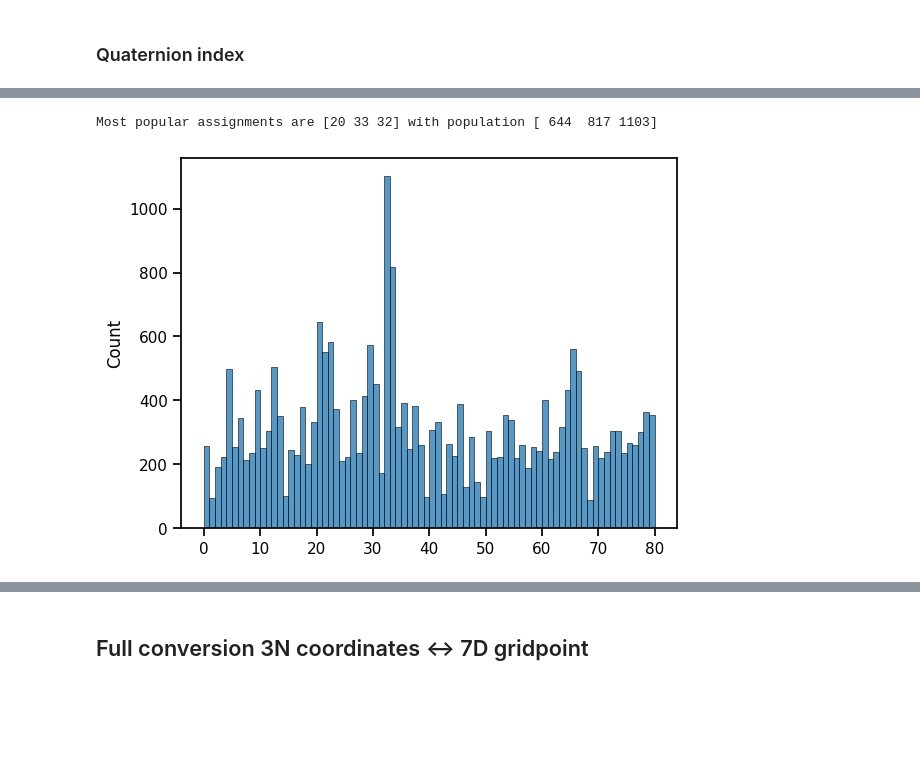
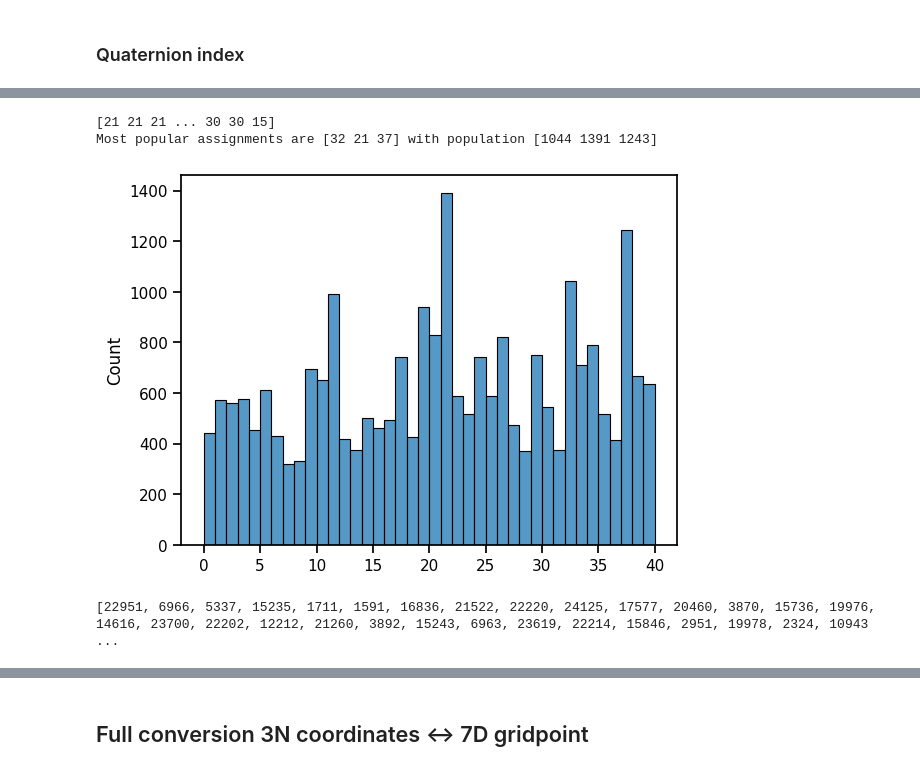
Before and after one commit to bkellerlab/molecularRotationalGrids, a Jupyter notebook: jupyter/Meeting_2024_02_14.ipynb, the cells around one changed output, grey strips where cells are left out. Drawn from its saved outputs; the diff is of its cells as text; code cells hidden in the pictures; blank space fills up the shorter version.

```diff
--- a/jupyter/Meeting_2024_02_14.ipynb
+++ b/jupyter/Meeting_2024_02_14.ipynb
@@ -492,0 +469,11 @@ Assigning 25000 frames to 80 quaternions
+# %%
+# test with a real trajectory: see how long it takes
+H2O_full_grid = FullGrid(b_grid_name="40", o_grid_name="42", t_grid_name="linspace(0.2, 1, 20)")
+
+sh = SimulationHistogram("H2O_H2O_0095_25000", "H2O", is_pt=False,
+                             full_grid=H2O_full_grid,
+                             second_molecule_selection="bynum 4:6")
+
+print(f"Assigning 25000 frames to 40 quaternions")
+
+quaternion_assignments = sh.get_quaternion_assignments()
@@ -493,13 +489,24 @@ Assigning 25000 frames to 80 quaternions
 # %%
 # make a histogram of most populated quaternions
-sns.histplot(quaternion_assignments, stat="count", bins=np.arange(81))
+print(quaternion_assignments)
+sns.histplot(quaternion_assignments, stat="count", bins=np.arange(41))
 
 popular, counts = np.unique(quaternion_assignments, return_counts=True)
 max_counts = k_argmax_in_array(counts, 3)
 print(f"Most popular assignments are {popular[max_counts]} with population {counts[max_counts]}")
 # %% [output]
-Most popular assignments are [20 33 32] with population [ 644  817 1103]
+[21 21 21 ... 30 30 15]
+Most popular assignments are [32 21 37] with population [1044 1391 1243]
-[figure, old version]
+[figure, new version]
+# %%
+# plot some frames of a real trajectory that belong to the same quaternion grid point
+vm = ViewManager(traj_universe)
+# plot a selection (because too many) that are all assigned to grid point 21
+assigned_to_26 = np.where(quaternion_assignments == 37)[0]
+# show in VMD for a better view
+print(list(np.random.choice(assigned_to_26, 100)))
+# %% [output]
+[22951, 6966, 5337, 15235, 1711, 1591, 16836, 21522, 22220, 24125, 17577, 20460, 3870, 15736, 19976, 14616, 23700, 22202, 12212, 21260, 3892, 15243, 6963, 23619, 22214, 15846, 2951, 19978, 2324, 10943 ...
 # %%
 # plot some frames of a real trajectory that belong to the same quaternion grid point
 vm = ViewManager(traj_universe)
```
Also changed, not shown: parts of 15 cells of this notebook, 1 other file.
